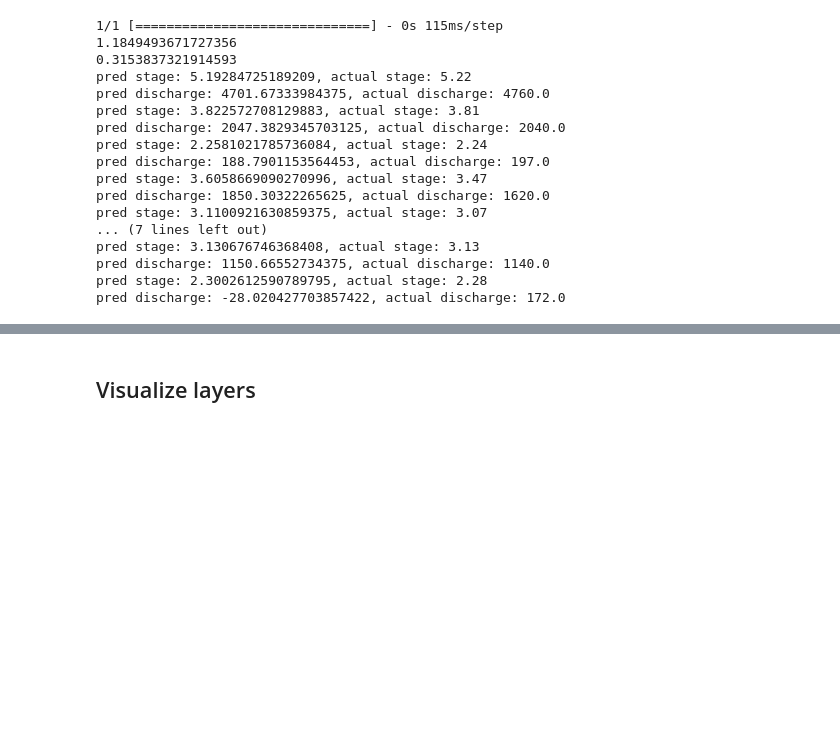
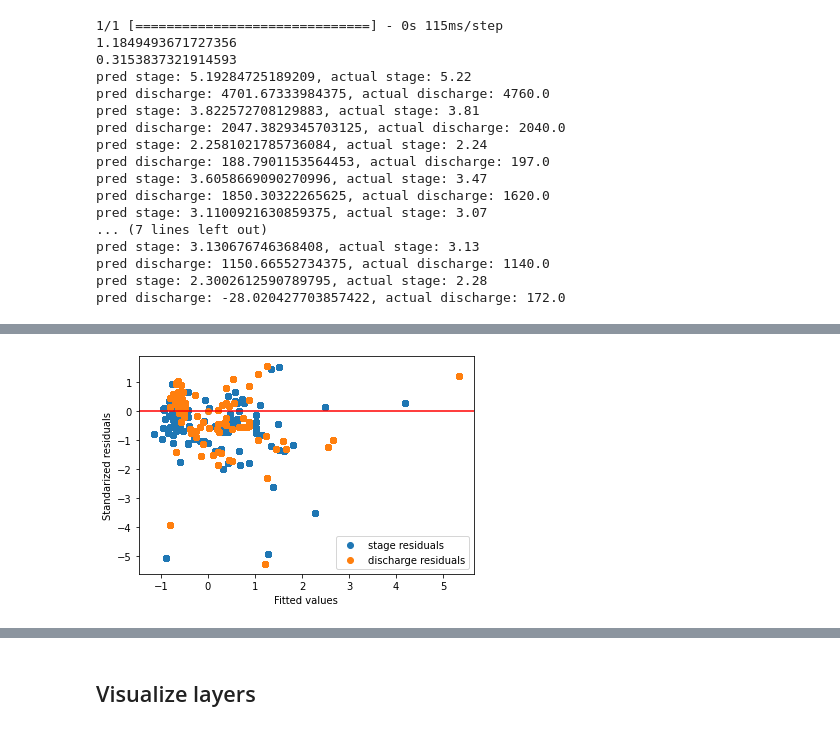
Before and after one commit to andresnowak/Hydrology_AI_project, a Jupyter notebook: models/cnn_model/cnn_v1.ipynb, the cells around one changed output, grey strips where cells are left out. Cells and saved outputs as stored; diff of their text form; code cells hidden in the pictures; blank space fills up the shorter version.

```diff
--- a/models/cnn_model/cnn_v1.ipynb
+++ b/models/cnn_model/cnn_v1.ipynb
@@ -199,0 +203,11 @@ print(output_shape)
+# %%
+fig, ax = plt.subplots(nrows=2, ncols=5, figsize=(30, 10))
+
+for image, stage_discharge in test_ds.take(1):
+    images = image[:10]
+    for img, ax in zip(images, ax.flatten()):
+        img = img.numpy()
+        img = img / 2 + 0.5     # unnormalize
+        ax.imshow(img)
+
+plt.show()
@@ -300,7 +317,9 @@ print(date_actual)
 # %% [output]
 20221014-142946
 # %%
-best_model = models.load_model(f'model_weights/{date_actual}_cnn_best_weights.hdf5')
+#best_model = models.load_model(f'model_weights/{date_actual}_cnn_best_weights.hdf5')
+best_model = models.load_model(
+    f'best_models_weights/cnn_best_weights_v9.hdf5')
 # %%
 def evaluate_model(model, test_values, steps):
   score = model.evaluate(test_values, steps=steps)
@@ -310,5 +329,5 @@ test_loss, test_mse, test_rmse, test_mae, test_mape = evaluate_model(best_model,
 # %% [output]
 263/263 [==============================] - 17s 63ms/step - loss: 0.0042 - mse: 0.0042 - rmse: 0.0649 - mae: 0.0269 - mape: 18.0256
 # %%
-predictions = best_model.predict(test_ds, steps=np.ceil(test_size / BATCH_SIZE))
+#predictions = best_model.predict(test_ds, steps=np.ceil(test_size / BATCH_SIZE))
 # %% [output]
@@ -357,0 +379,7 @@ pred discharge: -28.020427703857422, actual discharge: 172.0
+# %%
+y_predictions = np.empty(shape=(1, 2))
+y_real = np.empty(shape=(1, 2))
+
+for image, stage_discharge in test_ds.take(100):
+    y_predictions = np.concatenate((y_predictions, best_model.predict(x=image)))
+    y_real = np.concatenate((y_real, stage_discharge.numpy()))
@@ -357,0 +404,20 @@ pred discharge: -28.020427703857422, actual discharge: 172.0
+# %%
+residuals = y_real - y_predictions
+residuals_std = residuals/residuals.std()
+
+y_real_stage = np.array([i[0] for i in y_real])
+residual_stage = np.array([i[0] for i in residuals])
+
+y_real_discharge = np.array([i[1] for i in y_real])
+residual_discharge = np.array([i[1] for i in residuals])
+
+plt.scatter(y_real_stage, residual_stage / residual_stage.std(), label="stage residuals")
+plt.scatter(y_real_discharge, residual_discharge / residual_discharge.std(), label="discharge residuals")
+plt.axhline(y=0.0, color='r', linestyle='-')
+plt.xlabel("Fitted values")
+plt.ylabel("Standarized residuals")
+
+plt.legend()
+plt.show()
+# %% [output]
+[figure, added]
```
Also changed, not shown: parts of 20 cells of this notebook, 7 other files.
